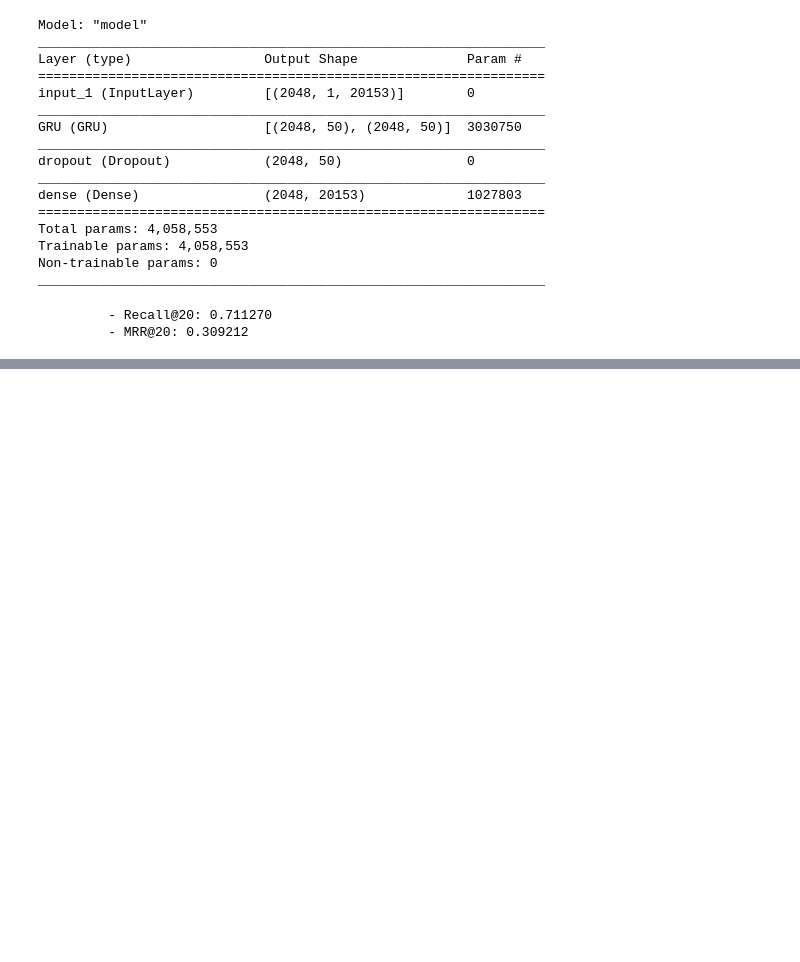
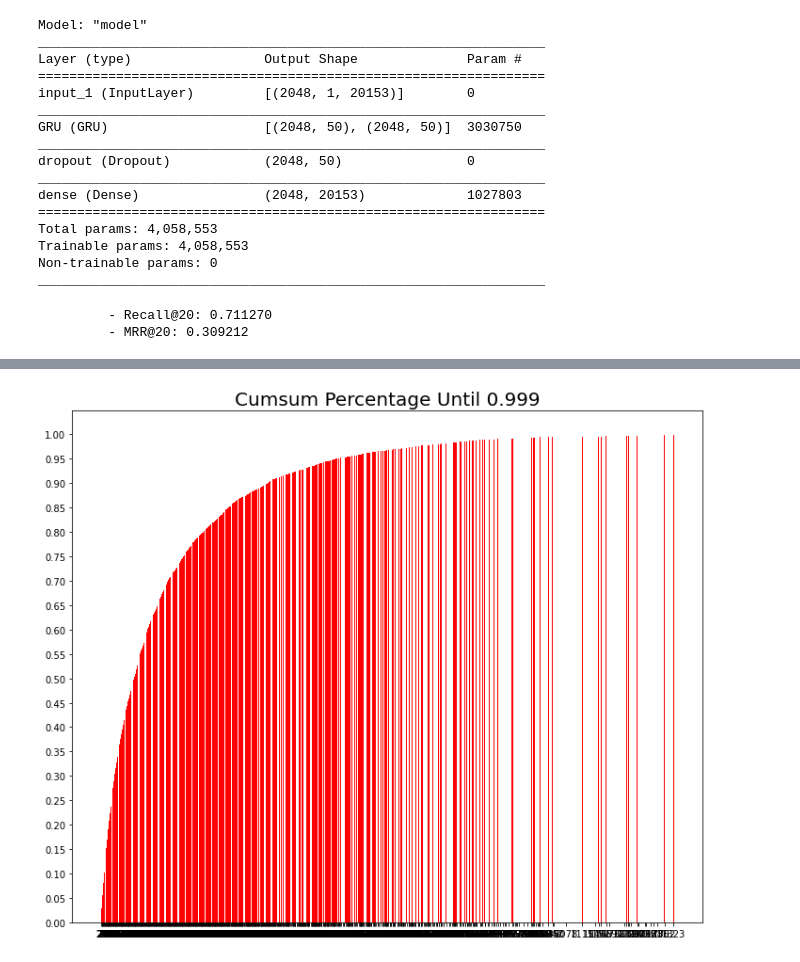
Before and after one commit to govin08/aiffel_explorations, a Jupyter notebook: [Exp-16]recommend_movies.ipynb, the cells around one changed output, grey strips where cells are left out. Drawn from its saved outputs; the diff is of its cells as text; code cells hidden in the pictures; blank space fills up the shorter version.

```diff
--- a/[Exp-16]recommend_movies.ipynb
+++ b/[Exp-16]recommend_movies.ipynb
@@ -999,0 +1041,2 @@ test_model(model, args, test)
+# %%
+data['Time'] = pd.to_datetime(data['Time'], unit='s')
@@ -999,0 +1059,3 @@ test_model(model, args, test)
+# %%
+data.sort_values(['UserId', 'Time'], inplace=True)  # data를 id와 시간 순서로 정렬해줍니다.
+data
@@ -999,0 +1080,3 @@ test_model(model, args, test)
+# %%
+user_length = data.groupby('UserId').size()
+user_length
@@ -999,0 +1140,6 @@ test_model(model, args, test)
+# %%
+length_count = user_length.groupby(user_length).size()
+length_percent_cumsum = length_count.cumsum() / length_count.sum()
+length_percent_cumsum_999 = length_percent_cumsum[length_percent_cumsum < 0.999]
+
+length_percent_cumsum_999
@@ -999,0 +1159,12 @@ test_model(model, args, test)
+# %%
+import matplotlib.pyplot as plt
+
+plt.figure(figsize=(12, 10))
+plt.bar(x=length_percent_cumsum_999.index,
+        height=length_percent_cumsum_999, color='red')
+plt.xticks(length_percent_cumsum_999.index)
+plt.yticks(np.arange(0, 1.01, 0.05))
+plt.title('Cumsum Percentage Until 0.999', size=20)
+plt.show()
+# %% [output]
+[figure, added]
```
Also changed, not shown: parts of 40 cells of this notebook.
